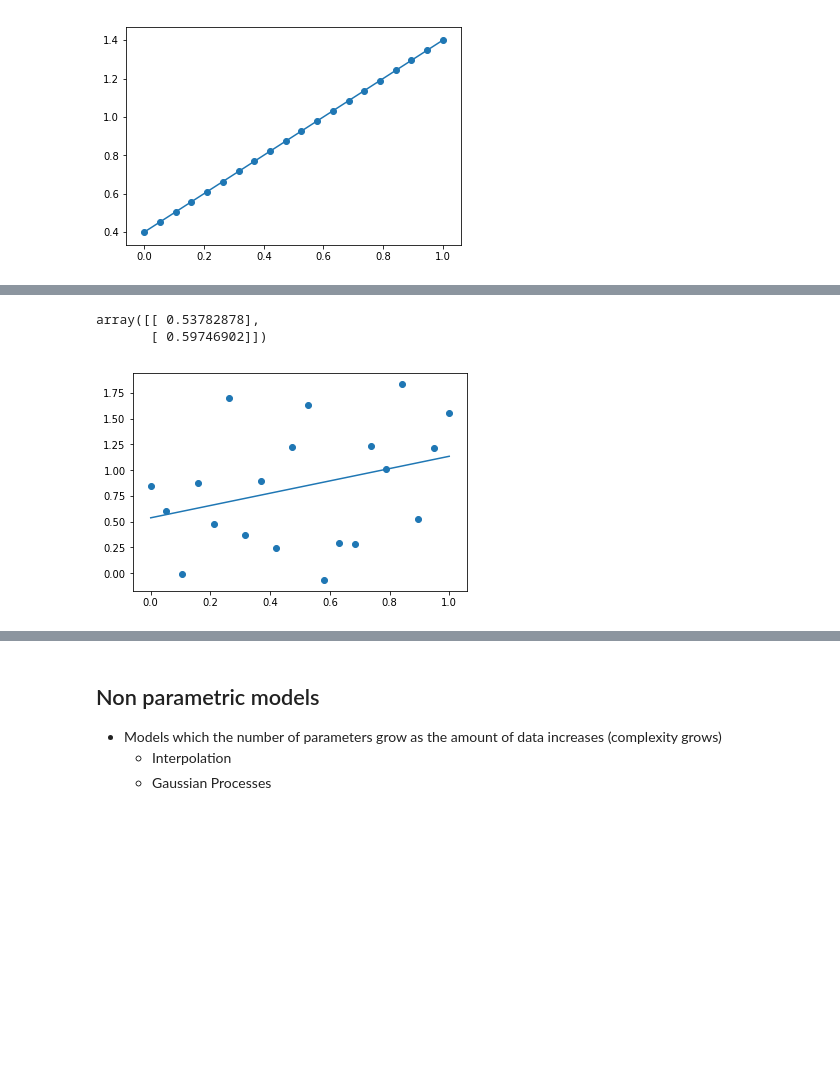
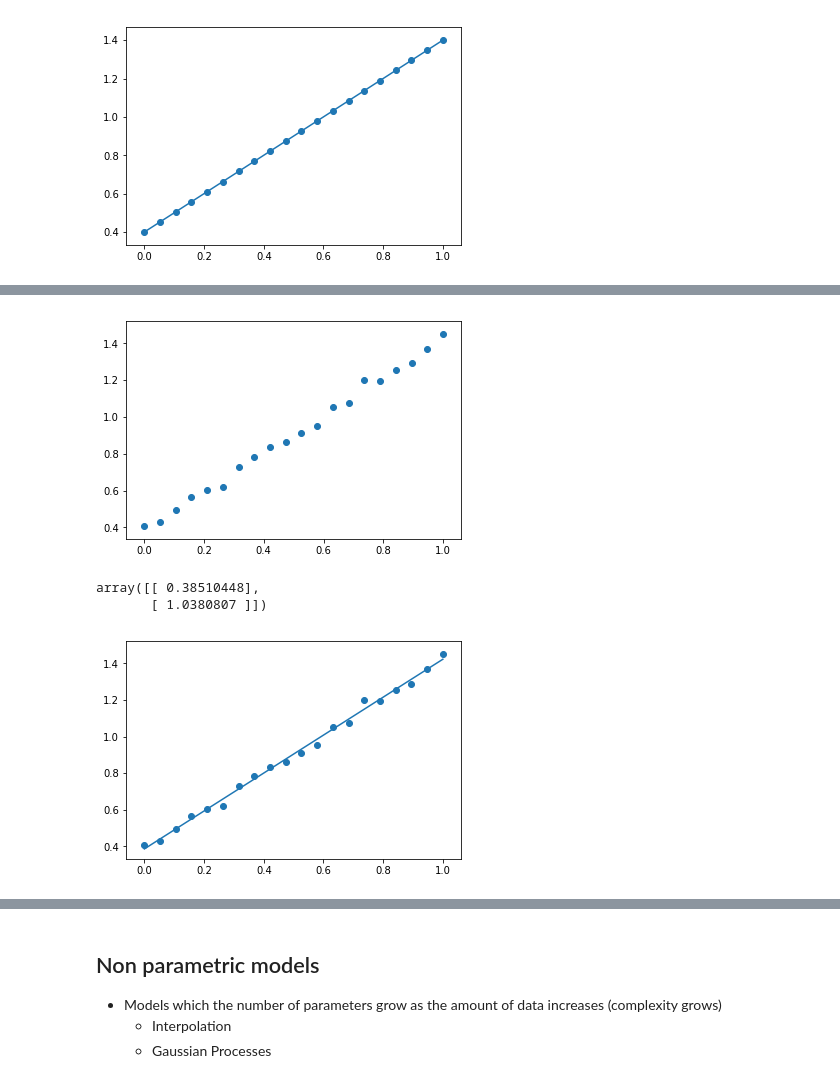
Before and after one commit to SvenVoigt/Bayes-GP_demos, a Jupyter notebook: Material Informatics Class Demo.ipynb, the cells around one changed output, grey strips where cells are left out. Saved outputs shown, nothing was run; the diff lists cells and outputs as text; code cells hidden in the pictures; blank space fills up the shorter version.

```diff
--- a/Material Informatics Class Demo.ipynb
+++ b/Material Informatics Class Demo.ipynb
@@ -58,16 +71,35 @@ ytrain=f2(xtrain)
+# %%
+plt.close("all")
+## Generate Noisy Data for a linear model
+# sigma is the variance, describing how noisy the data is
+N=20
+sigma=0.001
+f2=class_demos.noisylinearmodel(sigma=sigma)
+xtrain=np.linspace(0,1,N)
+ytrain=f2(xtrain)
+
+## Plot Figure
+fig=plt.figure()
+ax=fig.add_subplot(111)
+ax.scatter(xtrain,ytrain)
+plt.show(fig)
+# %% [output]
+[figure, added]
 # %%
-LRmodeln=LR.regress()
-LRmodeln.polybasis(1)
+plt.close("all")
+## Build a linear model
+LRmodeln=LR.regress() #load model
+LRmodeln.polybasis(1) #set degree of polynomial
 LRmodeln.traindata(xtrain,ytrain)
 LRmodeln.trainmodel()
 LRmodeln.model
 # %% [output]
-array([[ 0.53782878],
-       [ 0.59746902]])
+array([[ 0.38510448],
+       [ 1.0380807 ]])
 # %%
 LRmodeln.plot()
 # %% [output]
-[figure, old version]
+[figure, new version]
 # %%
 np.sum((LRmodel.eval(xtrain)-f2(xtrain))**2)/len(xtrain)
 # %% [output]
```
Also changed, not shown: parts of 31 cells of this notebook, 3 other files.
